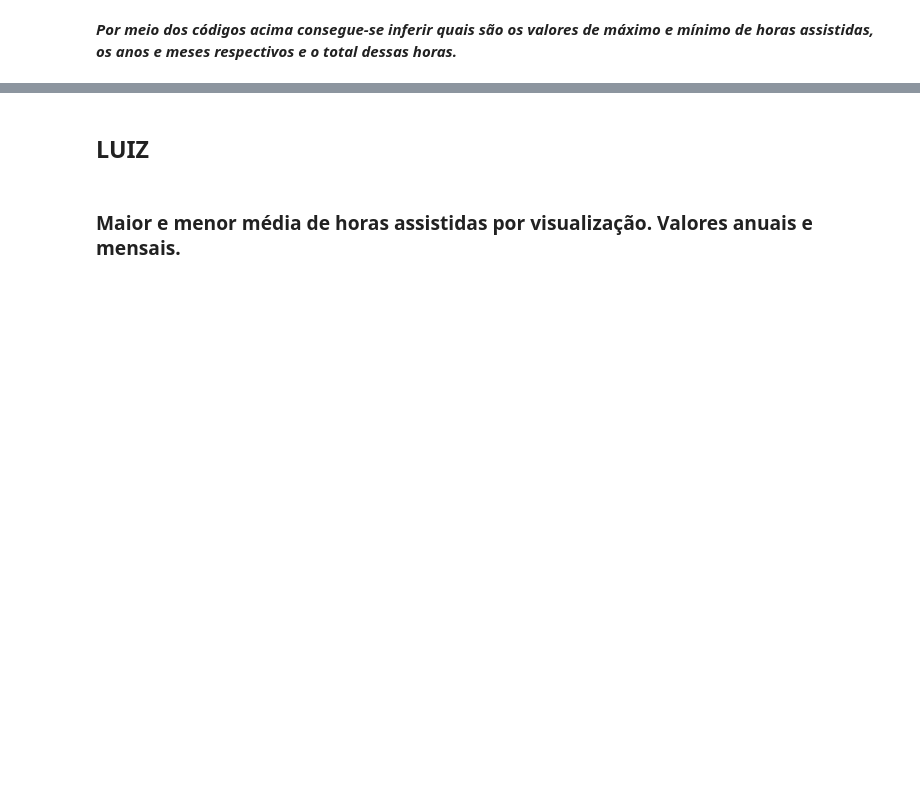
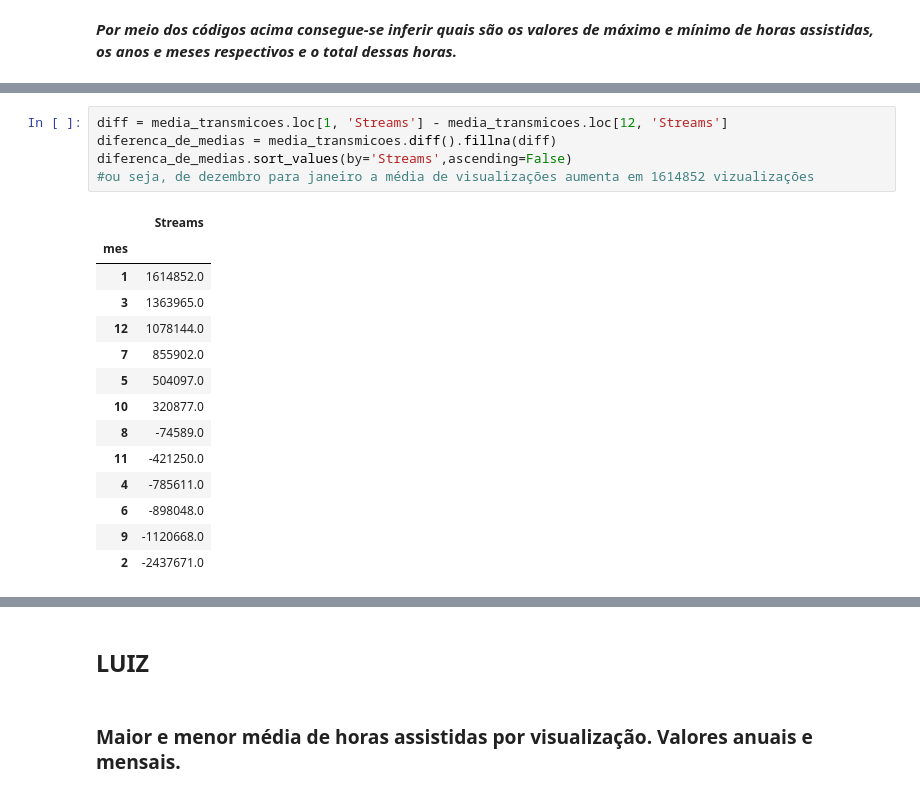
Before and after one commit to Luiz-gabrielsilva/EDA_ADA, a Jupyter notebook: Projeto_ADA.ipynb, the cells around one changed output, grey strips where cells are left out. Drawn from its saved outputs; the diff is of its cells as text; blank space fills up the shorter version.

```diff
--- a/Projeto_ADA.ipynb
+++ b/Projeto_ADA.ipynb
@@ -240,0 +351,20 @@ print(lista_1)
+# %%
+diff = media_transmicoes.loc[1, 'Streams'] - media_transmicoes.loc[12, 'Streams']
+diferenca_de_medias = media_transmicoes.diff().fillna(diff)
+diferenca_de_medias.sort_values(by='Streams',ascending=False)
+#ou seja, de dezembro para janeiro a média de visualizações aumenta em 1614852 vizualizações
+# %% [output]
+|  | Streams |
+| mes |  |
+| 1 | 1614852.0 |
+| 3 | 1363965.0 |
+| 12 | 1078144.0 |
+| 7 | 855902.0 |
+| 5 | 504097.0 |
+| 10 | 320877.0 |
+| 8 | -74589.0 |
+| 11 | -421250.0 |
+| 4 | -785611.0 |
+| 6 | -898048.0 |
+| 9 | -1120668.0 |
+| 2 | -2437671.0 |
```
Also changed, not shown: parts of 9 cells of this notebook, 1 other file.
